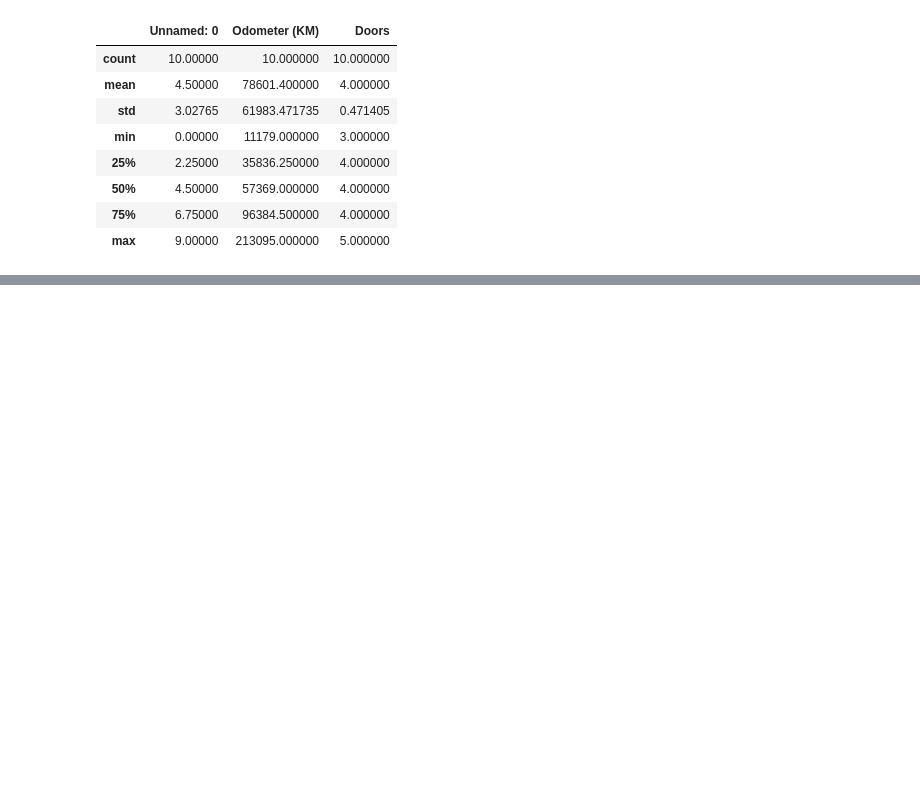
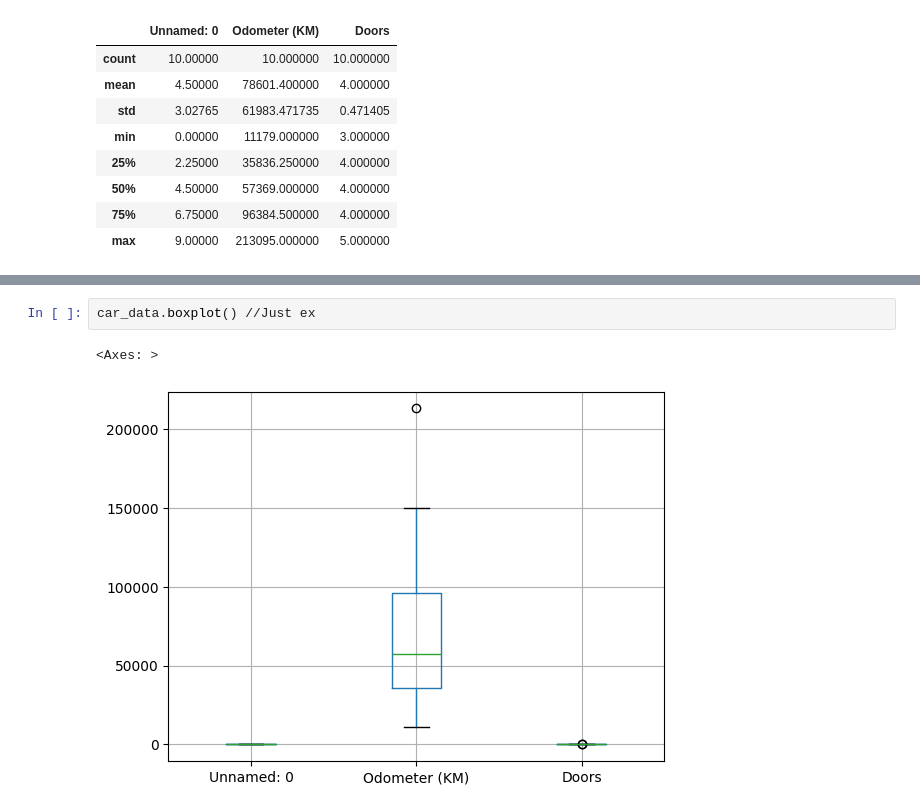
Before and after one commit to Ajay051839/ML-Sample-project, a Jupyter notebook: introduction-to-pandas.ipynb, the cells around one changed output, grey strips where cells are left out. Cells and saved outputs as stored; diff of their text form; blank space fills up the shorter version.

```diff
--- a/introduction-to-pandas.ipynb
+++ b/introduction-to-pandas.ipynb
@@ -123,0 +188,5 @@ car_data.describe() #STATISTICAL INFO ABOUT THE DATA
+# %%
+car_data.boxplot() //Just ex
+# %% [output]
+<Axes: >
+[figure, added]
```
Also changed, not shown: parts of 34 cells of this notebook.
